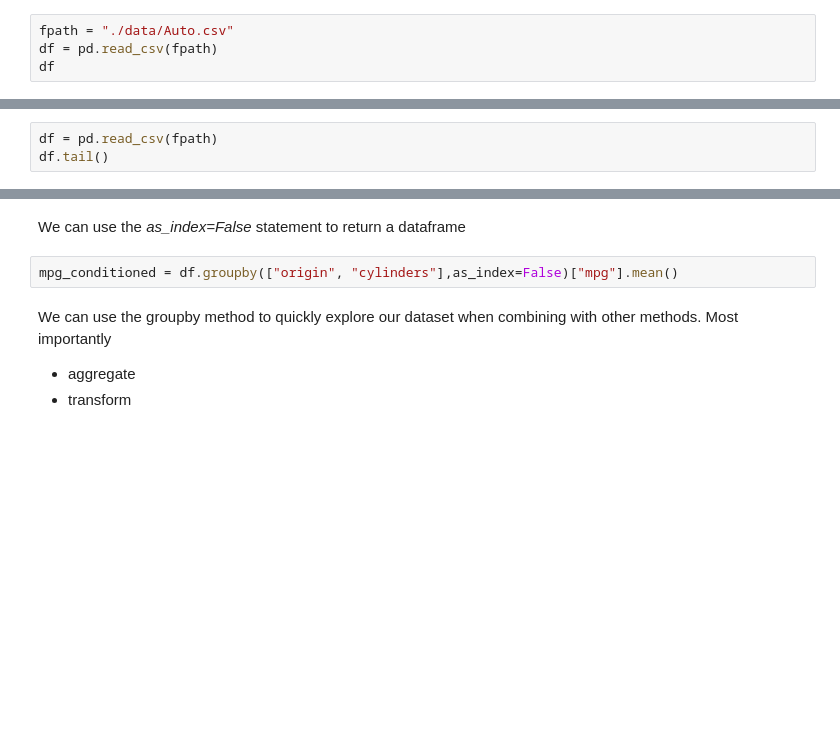
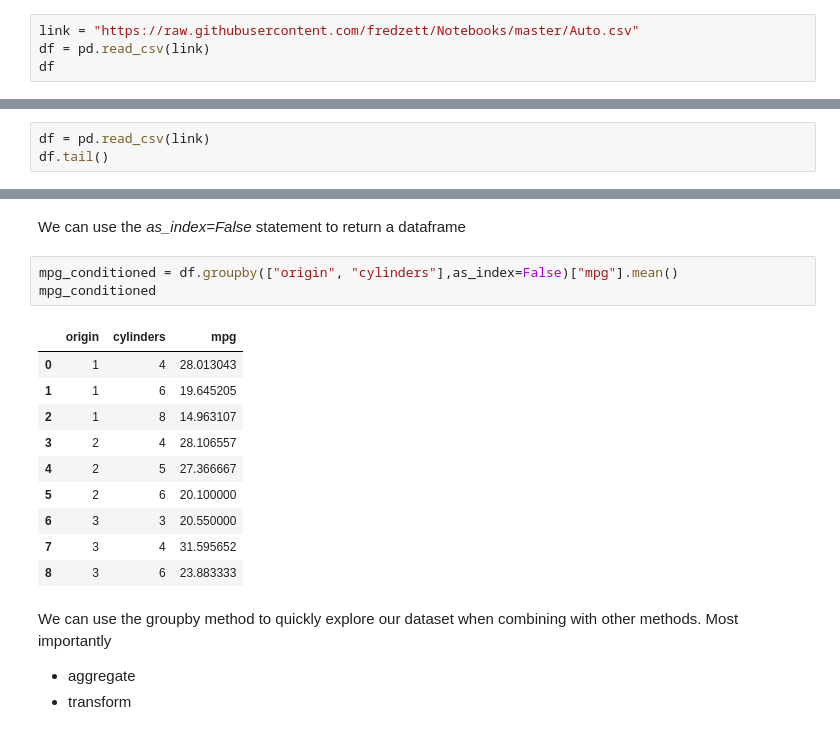
Before and after one commit to fredzett/Notebooks, a Jupyter notebook: S06a_TidyData.ipynb, the cells around one changed output, grey strips where cells are left out. Saved outputs shown, nothing was run; the diff lists cells and outputs as text; blank space fills up the shorter version.

```diff
--- a/S06a_TidyData.ipynb
+++ b/S06a_TidyData.ipynb
@@ -125,8 +125,8 @@ which gives you a range of file types that you can read from
 
 Let's look at an example and read in the file `Auto.csv` which is in the folder `data` which is located in the same folder as this notebook.
 # %%
-fpath = "./data/Auto.csv"
-df = pd.read_csv(fpath)
+link = "https://raw.githubusercontent.com/fredzett/Notebooks/master/Auto.csv"
+df = pd.read_csv(link)
 df
 # %% [output]
 |  | mpg | cylinders | displacement | horsepower | weight | acceleration | year | origin | name |
@@ -703,7 +717,7 @@ Let's take our `car dataset` and apply some more methods. For example let's say
 - when conditioned on
 - origin and number of cylinders
 # %%
-df = pd.read_csv(fpath)
+df = pd.read_csv(link)
 df.tail()
 # %% [output]
 |  | mpg | cylinders | displacement | horsepower | weight | acceleration | year | origin | name |
@@ -731,6 +745,18 @@ Name: mpg, dtype: float64
 We can use the *as_index=False* statement to return a dataframe
 # %%
 mpg_conditioned = df.groupby(["origin", "cylinders"],as_index=False)["mpg"].mean()
+mpg_conditioned
+# %% [output]
+|  | origin | cylinders | mpg |
+| 0 | 1 | 4 | 28.013043 |
+| 1 | 1 | 6 | 19.645205 |
+| 2 | 1 | 8 | 14.963107 |
+| 3 | 2 | 4 | 28.106557 |
+| 4 | 2 | 5 | 27.366667 |
+| 5 | 2 | 6 | 20.100000 |
+| 6 | 3 | 3 | 20.550000 |
+| 7 | 3 | 4 | 31.595652 |
+| 8 | 3 | 6 | 23.883333 |
 # %% [markdown]
 We can use the groupby method to quickly explore our dataset when combining with other methods. Most importantly
 
```
Also changed, not shown: parts of 19 cells of this notebook, 1 other file.
